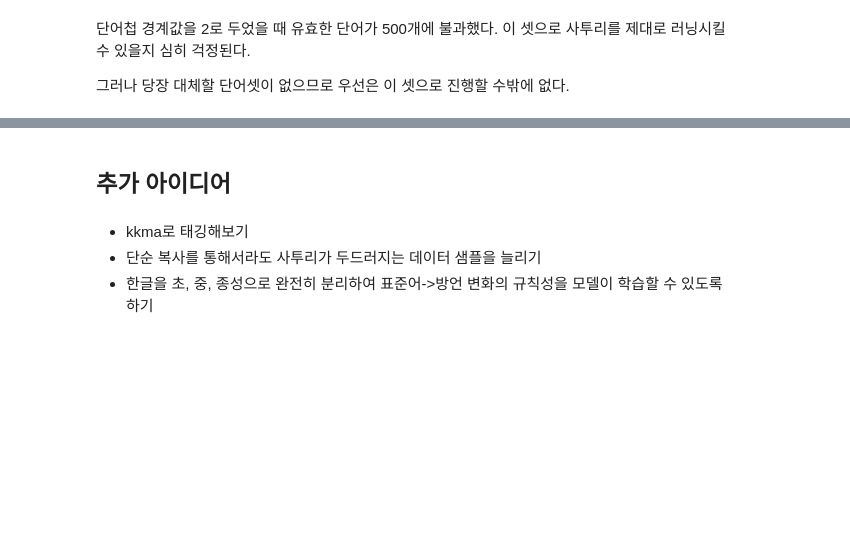
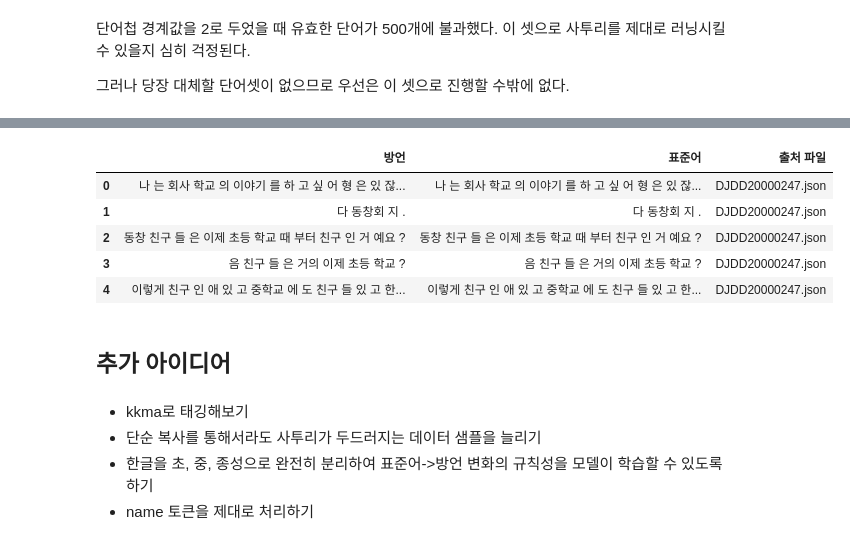
Before and after one commit to BlessingDev/NLP-Standard-Dialect-Translation, a Jupyter notebook: EDA1.ipynb, the cells around one changed output, grey strips where cells are left out. Drawn from its saved outputs; the diff is of its cells as text; code cells hidden in the pictures; blank space fills up the shorter version.

```diff
--- a/EDA1.ipynb
+++ b/EDA1.ipynb
@@ -657,0 +771,13 @@ print(accepted_dialect_word)
+# %%
+df["방언"] = df["방언"].str.replace(r"\{laughing\}", "", regex=True)
+df["표준어"] = df["표준어"].str.replace(r"\{laughing\}", "", regex=True)
+# %%
+df["방언"] = df["방언"].str.replace(r"\-.*\-", "", regex=True)
+df["표준어"] = df["표준어"].str.replace(r"\-.*\-", "", regex=True)
+# %%
+is_empty_dialect = np.where(df["방언"] == '', True, False).tolist()
+is_empty_standard = np.where(df["표준어"] == '', True, False).tolist()
+is_empty = [dia or sta for dia, sta in zip(is_empty_dialect, is_empty_standard)]
+
+empty_index = df.loc[is_empty].index
+df = df.drop(empty_index)
@@ -657,0 +788,8 @@ print(accepted_dialect_word)
+# %%
+dialect_list = df["방언"].to_list()
+dialect_list = list(map(morph_and_preprocess, dialect_list))
+dialect_list
+
+standard_list = df["표준어"].to_list()
+standard_list = list(map(morph_and_preprocess, standard_list))
+standard_list
@@ -657,0 +814,13 @@ print(accepted_dialect_word)
+# %%
+list_to_spaced_sentence = lambda li : " ".join(li)
+df["방언"] = list(map(list_to_spaced_sentence, dialect_list))
+df["표준어"] = list(map(list_to_spaced_sentence, standard_list))
+
+df.head()
+# %% [output]
+|  | 방언 | 표준어 | 출처 파일 |
+| 0 | 나 는 회사 학교 의 이야기 를 하 고 싶 어 형 은 있 잖... | 나 는 회사 학교 의 이야기 를 하 고 싶 어 형 은 있 잖... | DJDD20000247.json |
+| 1 | 다 동창회 지 . | 다 동창회 지 . | DJDD20000247.json |
+| 2 | 동창 친구 들 은 이제 초등 학교 때 부터 친구 인 거 예요 ? | 동창 친구 들 은 이제 초등 학교 때 부터 친구 인 거 예요 ? | DJDD20000247.json |
+| 3 | 음 친구 들 은 거의 이제 초등 학교 ? | 음 친구 들 은 거의 이제 초등 학교 ? | DJDD20000247.json |
+| 4 | 이렇게 친구 인 애 있 고 중학교 에 도 친구 들 있 고 한... | 이렇게 친구 인 애 있 고 중학교 에 도 친구 들 있 고 한... | DJDD20000247.json |
@@ -661,3 +832,4 @@ print(accepted_dialect_word)
 * kkma로 태깅해보기
 * 단순 복사를 통해서라도 사투리가 두드러지는 데이터 샘플을 늘리기
 * 한글을 초, 중, 종성으로 완전히 분리하여 표준어->방언 변화의 규칙성을 모델이 학습할 수 있도록 하기
+* name 토큰을 제대로 처리하기
```
Also changed, not shown: parts of 12 cells of this notebook, 2 other files.
